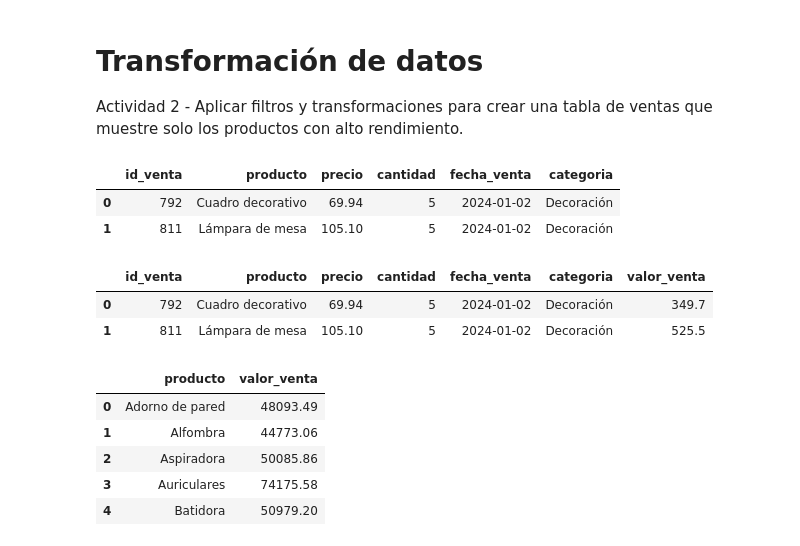
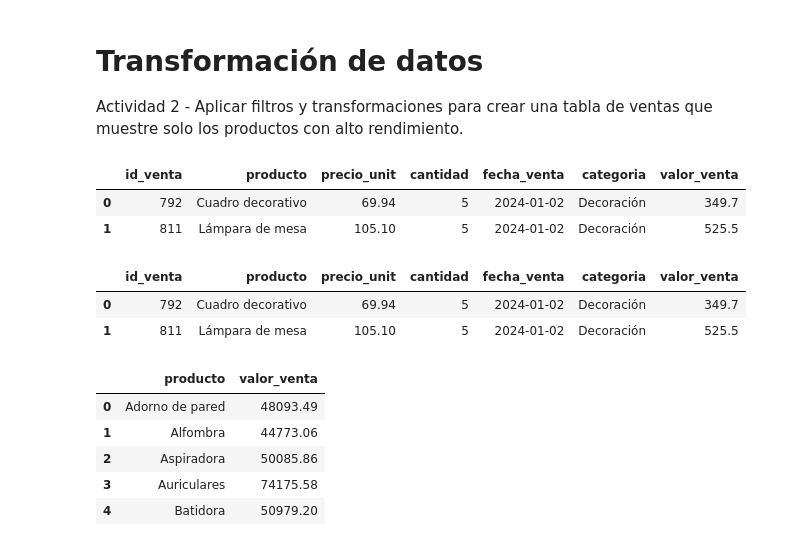
Before and after one commit to alex-degarate/TT-2C2025-Data-Analitycs-Notebooks, a Jupyter notebook: PreEntrega/PE-alex-15O.ipynb, the cells around one changed output. Cells and saved outputs as stored; diff of their text form; code cells hidden in the pictures.

```diff
--- a/PreEntrega/PE-alex-15O.ipynb
+++ b/PreEntrega/PE-alex-15O.ipynb
@@ -554,0 +502,3 @@ memory usage: 164.0+ KB
+# %%
+# Renombrar ventas["precio"] a ventas["precio_unit"]  porque me resulta confuso
+df_ventas.rename(columns={"precio": "precio_unit"}, inplace=True)
@@ -680,11 +629,11 @@ df_clientes_final = df_clientes.copy()
 # Transformación de datos
 Actividad 2 - Aplicar filtros y transformaciones para crear una tabla de ventas que muestre solo los productos con alto rendimiento.
 # %%
-df_ventas.head(2)
+df_ventas_final.head(2)
 # %% [output]
-|  | id_venta | producto | precio | cantidad | fecha_venta | categoria |
-| 0 | 792 | Cuadro decorativo | 69.94 | 5 | 2024-01-02 | Decoración |
-| 1 | 811 | Lámpara de mesa | 105.10 | 5 | 2024-01-02 | Decoración |
+|  | id_venta | producto | precio_unit | cantidad | fecha_venta | categoria | valor_venta |
+| 0 | 792 | Cuadro decorativo | 69.94 | 5 | 2024-01-02 | Decoración | 349.7 |
+| 1 | 811 | Lámpara de mesa | 105.10 | 5 | 2024-01-02 | Decoración | 525.5 |
 # %%
 # Transformación:
 # Calculamos el valor de cada venta = precio * cantidad
@@ -694,8 +643,8 @@ df_ventas["valor_venta"] = df_ventas["precio"] * df_ventas["cantidad"]
 # %%
 # Visualizamos
-df_ventas.head(2)
+df_ventas_final.head(2)
 # %% [output]
-|  | id_venta | producto | precio | cantidad | fecha_venta | categoria | valor_venta |
+|  | id_venta | producto | precio_unit | cantidad | fecha_venta | categoria | valor_venta |
 | 0 | 792 | Cuadro decorativo | 69.94 | 5 | 2024-01-02 | Decoración | 349.7 |
 | 1 | 811 | Lámpara de mesa | 105.10 | 5 | 2024-01-02 | Decoración | 525.5 |
 # %%
```
Also changed, not shown: parts of 32 cells of this notebook.
